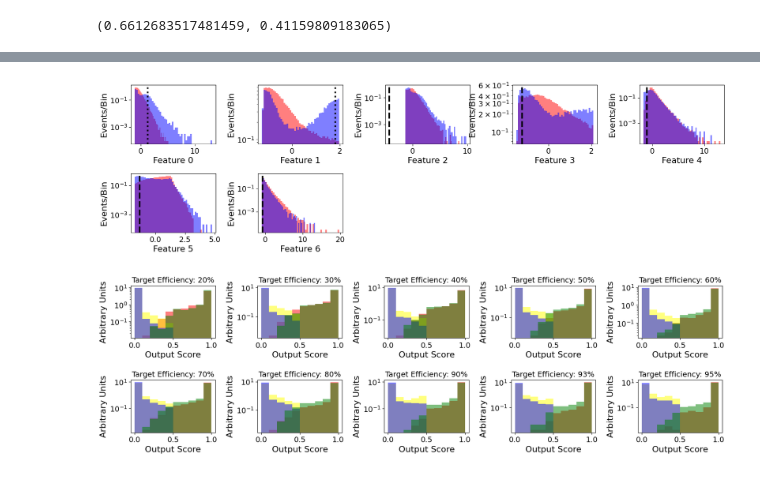
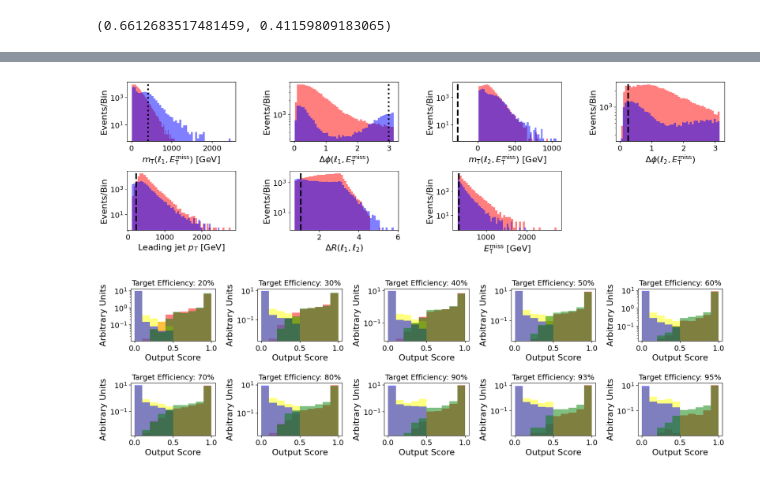
Before and after one commit to scipp-atlas/cabin-notebooks, a Jupyter notebook: LossComparisons-SUSY.ipynb, the cells around one changed output, grey strips where cells are left out. Drawn from its saved outputs; the diff is of its cells as text; code cells hidden in the pictures.

```diff
--- a/LossComparisons-SUSY.ipynb
+++ b/LossComparisons-SUSY.ipynb
@@ -404,7 +431,7 @@ Background efficiency with net outputs: 41.15981%
 # %%
 net=efficnet
 
-fig = plt.figure(figsize=(20,5))
+fig = plt.figure(figsize=(20,2.5*(int(m/plotsacross)+1)))
 fig.tight_layout()
 targeteffics=net.effics
 m=net.features
@@ -416,16 +443,17 @@ for n in range(len(targeteffics)):
     for f in range(m):
         cutval=cuts[f]
         scaled_cuts[f][n]=cutval
+
 for b in range(m):
-    ax=fig.add_subplot(2,5,1+b)
-    plt.subplots_adjust(hspace=0.6,wspace=0.5)
+    ax=fig.add_subplot(int(m/plotsacross)+1,plotsacross,1+b)
+    plt.subplots_adjust(hspace=0.7,wspace=0.5)
     ax.plot(targeteffics,scaled_cuts[b],label="$\\varepsilon$ tuned")
     ax.plot(effic_test,scaled_cuts_BCE[b],"*",label="BCE")
     ax.set_xlabel(f"Target Efficiency")
-    ax.set_ylabel(f"Feature {b} Cut")
-    #ax.set_title(f"Feature {b}")
+    ax.set_ylabel("Cut")
+    ax.set_title(f"{getbranchlabel(branches[b])}")
     ax.set_ylim([-10,10])
     plt.legend()
 
-plt.savefig("cuts_efficscan_dummy.pdf")
+plt.savefig("figures/scaledcuts_efficscan_SUSY.pdf",bbox_inches='tight')
 # %% [output]
@@ -433,32 +494,31 @@ plt.savefig("cuts_efficscan_dummy.pdf")
 # %%
 # Distributions after scaling for BCE-trained net:
-fig = plt.figure(figsize=(20,5))
-fig.tight_layout()
-nbins=50
 
 #biases=net.nets[n].bias.detach().numpy()
 weights=BCEnet.weight.detach().numpy()
 #scaled_cuts=-biases/weights
 scaled_cuts=BCEnet.get_cuts().detach().numpy()
+scaled_cuts_BCE=sc.inverse_transform(scaled_cuts.reshape(1, -1))[0]
 
-x_signal_scaled=sc.transform(x_signal)
-x_backgr_scaled=sc.transform(x_backgr)
+fig = plt.figure(figsize=(20,2.5*(int(m/plotsacross)+1)))
+fig.tight_layout()
+nbins=50
 
 for b in range(m):
-    ax=fig.add_subplot(2,5,1+b)
+    ax=fig.add_subplot(int(m/plotsacross)+1,plotsacross,1+b)
     plt.subplots_adjust(hspace=0.5,wspace=0.5)
     plt.yscale('log')
-    ax.hist(x_signal_scaled[:,b],nbins,density=True,histtype='stepfilled',alpha=0.5,color='red')
-    ax.hist(x_backgr_scaled[:,b],nbins,density=True,histtype='stepfilled',alpha=0.5,color='blue')
-    ax.set_xlabel(f"Feature {b}")
+    ax.hist(x_signal[:int(N/2),b],nbins,histtype='stepfilled',alpha=0.5,color='red')
+    ax.hist(x_backgr[:int(N/2),b],nbins,histtype='stepfilled',alpha=0.5,color='blue')
+    ax.set_xlabel(f"{getbranchlabel(branches[b])}")
     ax.set_ylabel("Events/Bin")
     if weights[b] < 0:
-        ax.axvline(x = scaled_cuts[b], linestyle="dotted", color="black", lw=3) # cut is "less than"
+        ax.axvline(x = scaled_cuts_BCE[b], linestyle="dotted", color="black", lw=3) # cut is "less than"
     else:
-        ax.axvline(x = scaled_cuts[b], linestyle="dashed", color="black", lw=3) # cut is "greater than"
-plt.savefig("featurescuts_OTOBCE_dummy.pdf")
+        ax.axvline(x = scaled_cuts_BCE[b], linestyle="dashed", color="black", lw=3) # cut is "greater than"
+plt.savefig("figures/featurescuts_BCE_SUSY.pdf",bbox_inches='tight')
 # %% [output]
-[figure, old version]
+[figure, new version]
 # %%
 fig = plt.figure(figsize=(20,5))
 fig.tight_layout()
```
Also changed, not shown: parts of 14 cells of this notebook, 8 other files.
